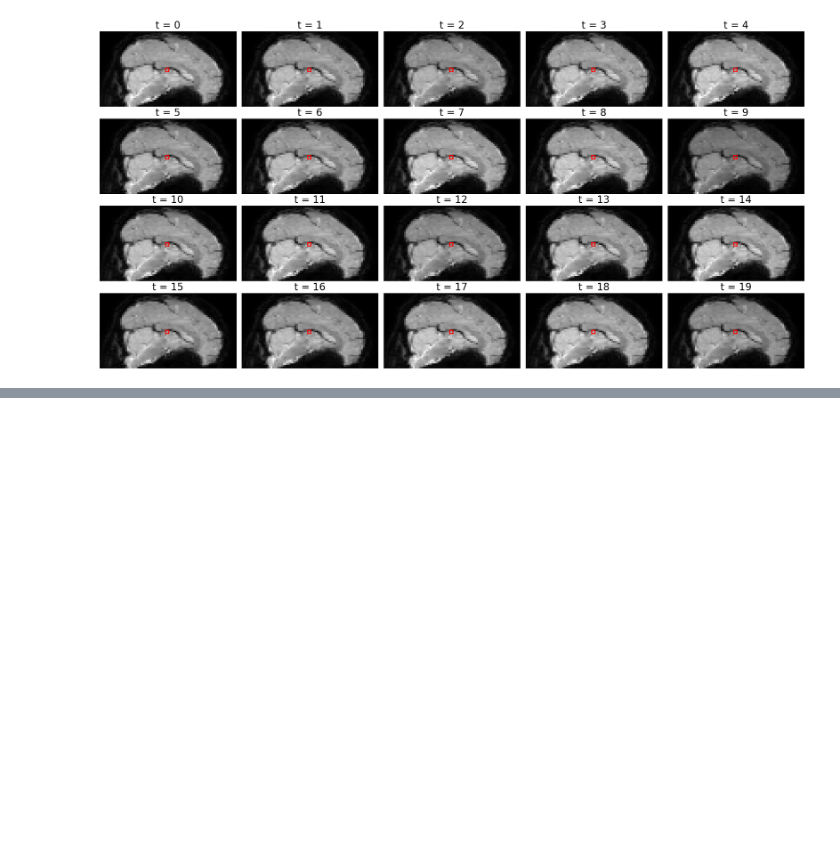
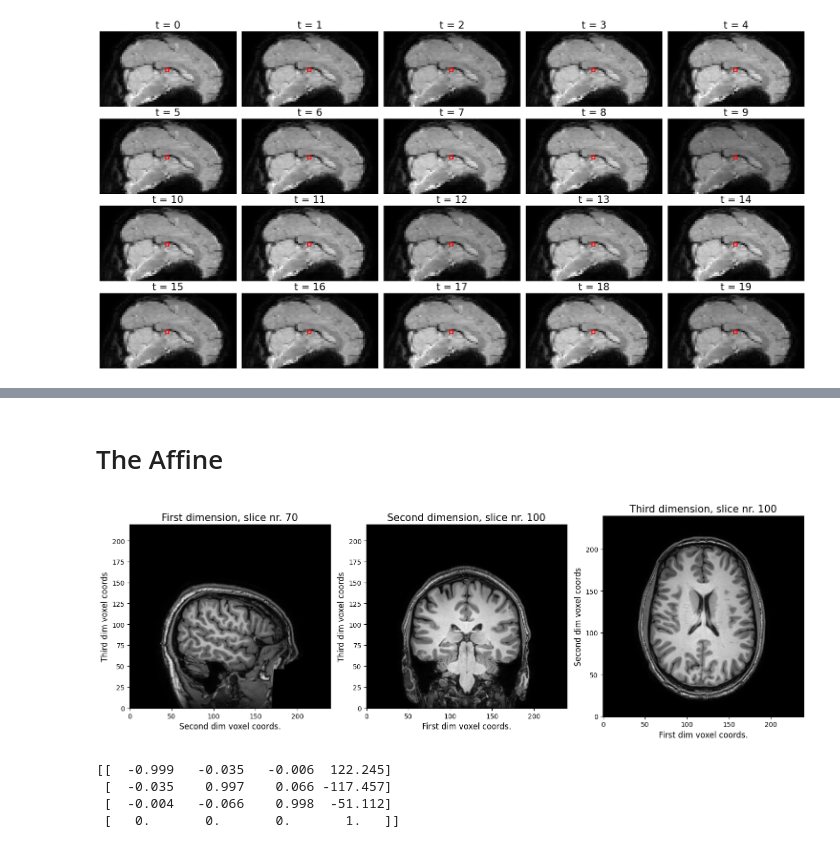
Before and after one commit to XixWISExiX/Neural-Data-Science, a Jupyter notebook: Classwork/Week11_fMRI_Data_Exploration/fMRIAnalysis.ipynb, the cells around one changed output, grey strips where cells are left out. Saved outputs shown, nothing was run; the diff lists cells and outputs as text; code cells hidden in the pictures; blank space fills up the shorter version.

```diff
--- a/Classwork/Week11_fMRI_Data_Exploration/fMRIAnalysis.ipynb
+++ b/Classwork/Week11_fMRI_Data_Exploration/fMRIAnalysis.ipynb
@@ -170,0 +184,29 @@ fig.tight_layout()
+# %% [markdown]
+# The Affine
+# %%
+fig, ax = plt.subplots(ncols=3, figsize=(15, 5))
+ax[0].imshow(img_data[69, :, :].T, origin='lower', cmap='gray')
+ax[0].set_xlabel('Second dim voxel coords.', fontsize=12)
+ax[0].set_ylabel('Third dim voxel coords', fontsize=12)
+ax[0].set_title('First dimension, slice nr. 70', fontsize=15)
+ax[1].imshow(img_data[:, 99, :].T, origin='lower', cmap='gray')
+ax[1].set_xlabel('First dim voxel coords.', fontsize=12)
+ax[1].set_ylabel('Third dim voxel coords', fontsize=12)
+ax[1].set_title('Second dimension, slice nr. 100', fontsize=15)
+ax[2].imshow(img_data[:, :, 99].T, origin='lower', cmap='gray')
+ax[2].set_xlabel('First dim voxel coords.', fontsize=12)
+ax[2].set_ylabel('Second dim voxel coords', fontsize=12)
+ax[2].set_title('Third dimension, slice nr. 100', fontsize=15)
+fig.tight_layout()
+# %% [output]
+[figure, added]
+# %%
+# Get the image affine for our MRI data.
+np.set_printoptions(suppress=True, precision=3)
+A = img.affine
+print(A)
+# %% [output]
+[[  -0.999   -0.035   -0.006  122.245]
+ [  -0.035    0.997    0.066 -117.457]
+ [  -0.004   -0.066    0.998  -51.112]
+ [   0.       0.       0.       1.   ]]
```
Also changed, not shown: parts of 5 cells of this notebook.
